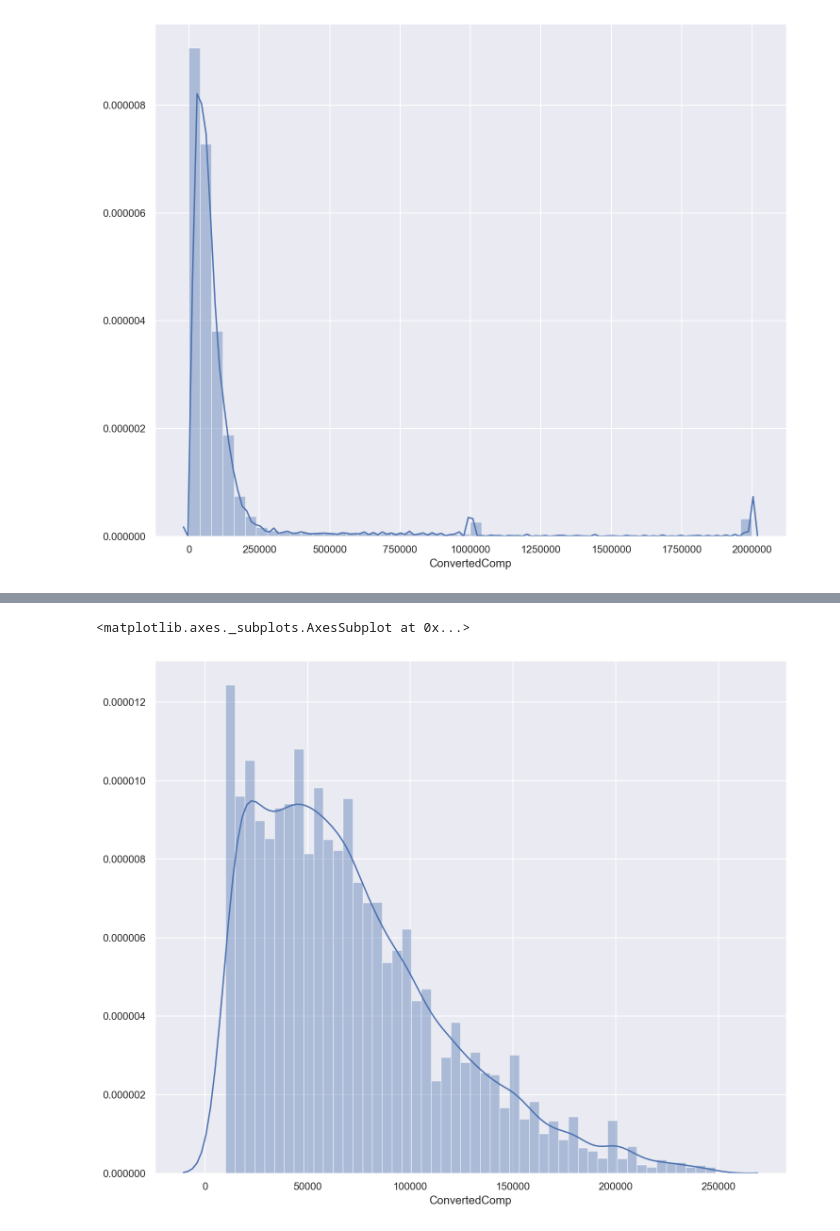
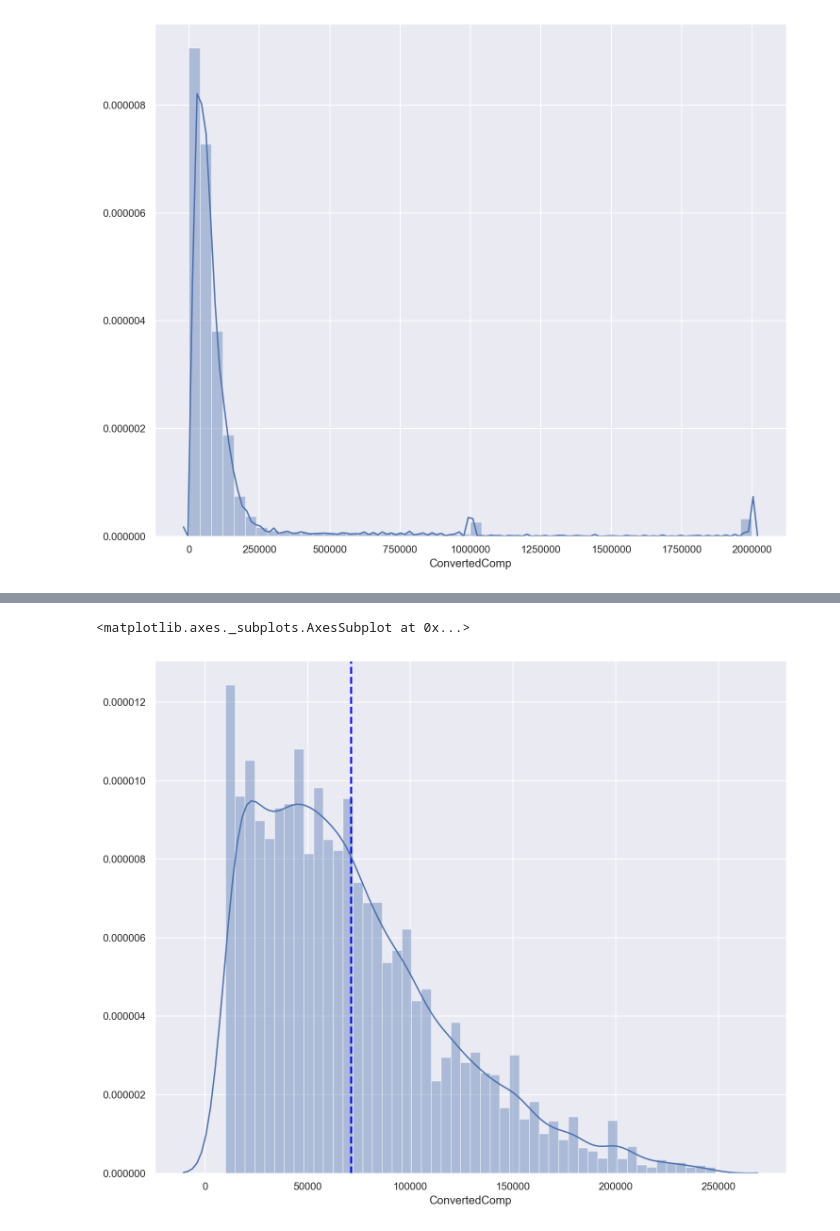
Before and after one commit to KennyMiyasato/developer_salary_predictor, a Jupyter notebook: charlie/charlie_index.ipynb, the cells around one changed output, grey strips where cells are left out. Drawn from its saved outputs; the diff is of its cells as text; code cells hidden in the pictures.

```diff
--- a/charlie/charlie_index.ipynb
+++ b/charlie/charlie_index.ipynb
@@ -40,8 +42,9 @@ temp = df[(df['ConvertedComp']>10000) & (df['ConvertedComp']<250000)]
 # %%
 sns.set(color_codes=True)
 sns.set(rc={'figure.figsize':(12,10)})
+plt.axvline(temp['ConvertedComp'].mean(),color='blue', linestyle='--', lw=2)
 
 sns.distplot(temp['ConvertedComp'])
 # %% [output]
 <matplotlib.axes._subplots.AxesSubplot at 0x...>
-[figure, old version]
+[figure, new version]
```
Also changed, not shown: parts of 15 cells of this notebook.
